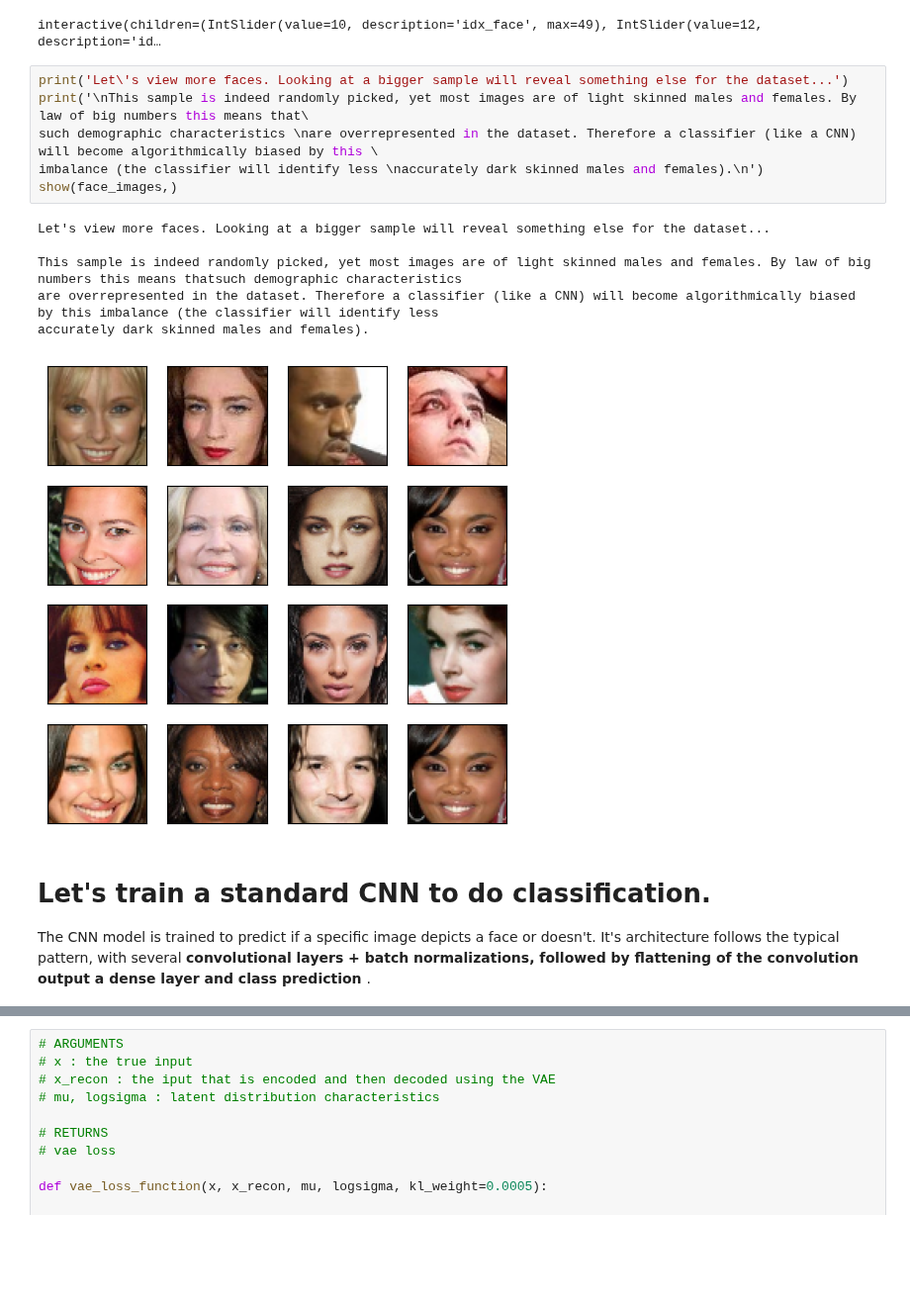
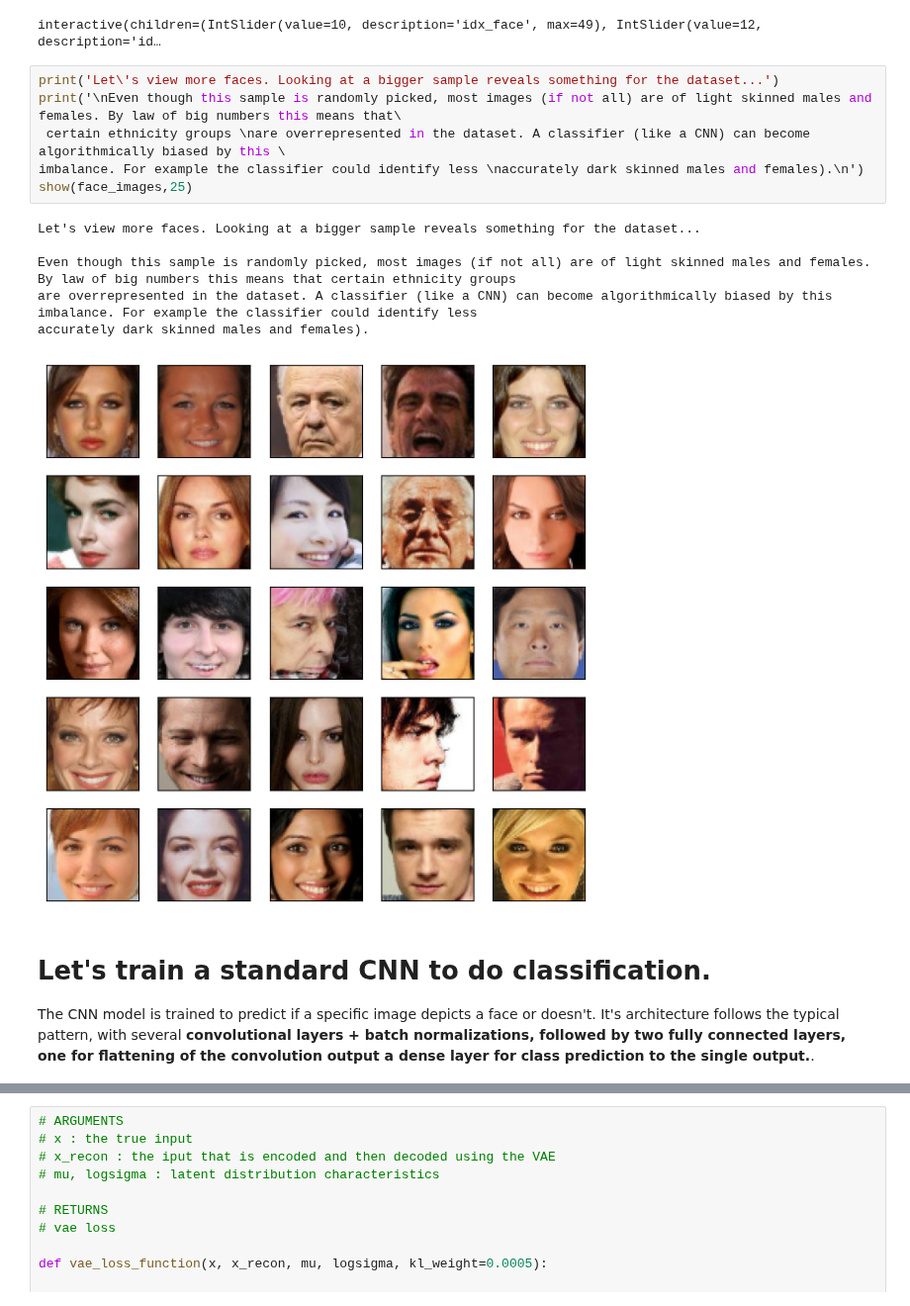
Before and after one commit to CaptainJimbo/MyPortfolio, a Jupyter notebook: facesfacesfacesNOTcomplete.ipynb, the cells around one changed output, grey strips where cells are left out. Shown at 99% size. Saved outputs shown, nothing was run; the diff lists cells and outputs as text; blank space fills up the shorter version.

```diff
--- a/facesfacesfacesNOTcomplete.ipynb
+++ b/facesfacesfacesNOTcomplete.ipynb
@@ -187,22 +187,22 @@ Training data has 109914 samples, labeled images of faces and not faces.
 I picked a random batch of 1000 faces and 1000 non-faces samples. Let's scroll through 100 images from the batch
 interactive(children=(IntSlider(value=10, description='idx_face', max=49), IntSlider(value=12, description='id…
 # %%
-print('Let\'s view more faces. Looking at a bigger sample will reveal something else for the dataset...')
-print('\nThis sample is indeed randomly picked, yet most images are of light skinned males and females. By law of big numbers this means that\
-such demographic characteristics \nare overrepresented in the dataset. Therefore a classifier (like a CNN) will become algorithmically biased by this \
-imbalance (the classifier will identify less \naccurately dark skinned males and females).\n')
-show(face_images,)
+print('Let\'s view more faces. Looking at a bigger sample reveals something for the dataset...')
+print('\nEven though this sample is randomly picked, most images (if not all) are of light skinned males and females. By law of big numbers this means that\
+ certain ethnicity groups \nare overrepresented in the dataset. A classifier (like a CNN) can become algorithmically biased by this \
+imbalance. For example the classifier could identify less \naccurately dark skinned males and females).\n')
+show(face_images,25)
 # %% [output]
-Let's view more faces. Looking at a bigger sample will reveal something else for the dataset...
+Let's view more faces. Looking at a bigger sample reveals something for the dataset...
 
-This sample is indeed randomly picked, yet most images are of light skinned males and females. By law of big numbers this means thatsuch demographic characteristics
-are overrepresented in the dataset. Therefore a classifier (like a CNN) will become algorithmically biased by this imbalance (the classifier will identify less
+Even though this sample is randomly picked, most images (if not all) are of light skinned males and females. By law of big numbers this means that certain ethnicity groups
+are overrepresented in the dataset. A classifier (like a CNN) can become algorithmically biased by this imbalance. For example the classifier could identify less
 accurately dark skinned males and females).
-[figure, old version]
+[figure, new version]
 # %% [markdown]
 <h1> Let's train a standard CNN to do classification. </h1>
 
 <justify>
-The CNN model is trained to predict if a specific image depicts a face or doesn't. It's architecture follows the typical pattern, with several <b> convolutional layers + batch normalizations, followed by flattening of the convolution output a dense layer and class prediction </b>.
+The CNN model is trained to predict if a specific image depicts a face or doesn't. It's architecture follows the typical pattern, with several <b> convolutional layers + batch normalizations, followed by two fully connected  layers, one for flattening of the convolution output a dense layer for class prediction to the single output.</b>.
 </justify>
 # %%
```
Also changed, not shown: parts of 6 cells of this notebook.
